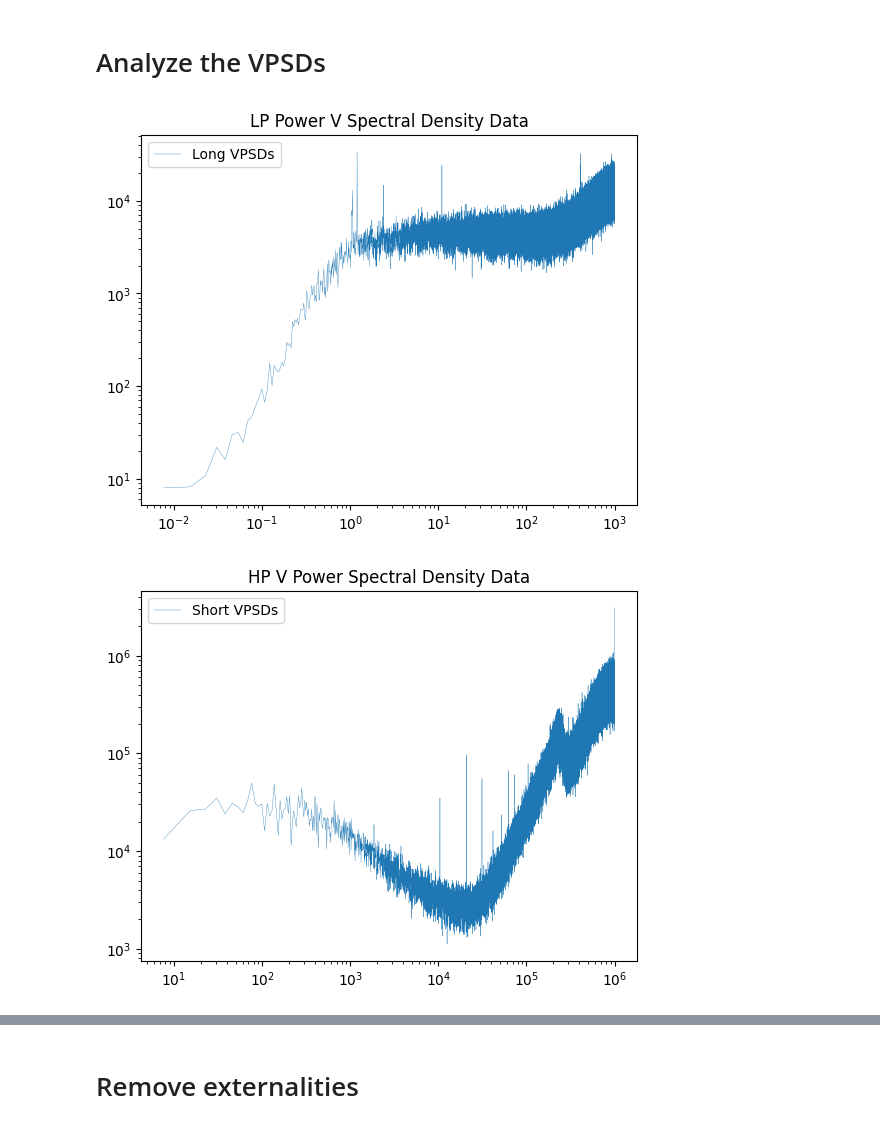
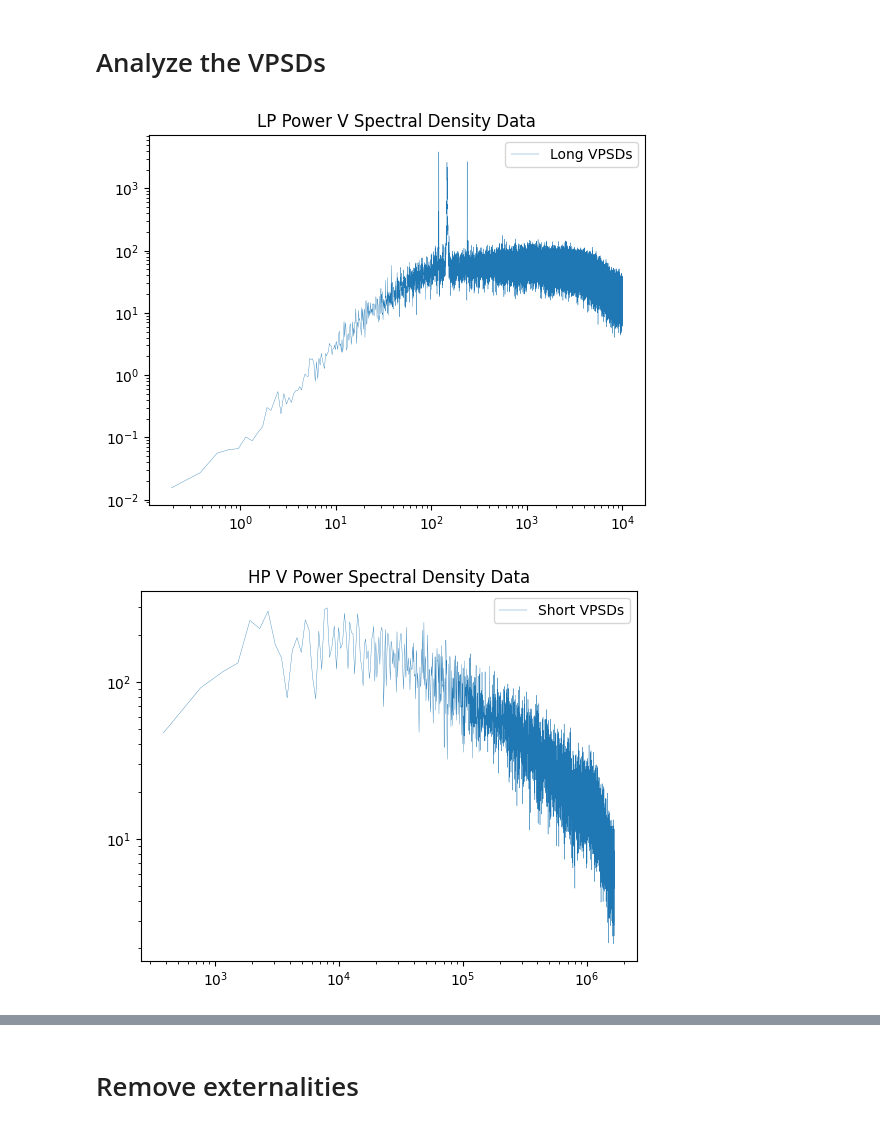
Before and after one commit to mcthumann/Brownian_Data_Analysis, a Jupyter notebook: scripts/HP_LP_Stitch.ipynb, the cells around one changed output, grey strips where cells are left out. Cells and saved outputs as stored; diff of their text form; code cells hidden in the pictures.

```diff
--- a/scripts/HP_LP_Stitch.ipynb
+++ b/scripts/HP_LP_Stitch.ipynb
@@ -13,7 +13,7 @@ import scipy
 # Load the transfer functions
 # %%
 def transfer(freq, response):
-    df = pd.read_csv(r"C:\Users\Cole Thumann\Desktop\LabData\filter_response.txt")
+    df = pd.read_csv(r"C:\Users\GaGe\Desktop\Brownian_Data_2024\October_Gage_Data\20241121\filter_response.txt")
     freqs = np.array(df[df.keys()[0]])
     r = np.array(df[df.keys()[1]])
     interpolation = scipy.interpolate.interp1d(freqs, r, fill_value = "extrapolate")
@@ -43,16 +43,14 @@ Text(0.5, 1.0, 'Transfer Funtion')
 # %% [markdown]
 # Load the data
 # %%
-LP_filename = r"C:\Users\Cole Thumann\Desktop\LabData\20241119\long-good-noise"
-lp_offset = 54
-HP_filename = r"C:\Users\Cole Thumann\Desktop\LabData\20241119\short-good-noise"
-hp_offset = 13
+LP_filename = r"C:\Users\GaGe\Desktop\Brownian_Data_2024\October_Gage_Data\20241122\friday_data_long"
+lp_offset = 0
+HP_filename = r"C:\Users\GaGe\Desktop\Brownian_Data_2024\October_Gage_Data\20241122\friday_data"
+hp_offset = 3
 
 traces_LP = check_and_load_or_process("", lp_offset, LP_filename, "Y", NUM_FILES)
 
-traces_HP = check_and_load_or_process("",
-        hp_offset, HP_filename, "X", NUM_FILES
-    )
+traces_HP = check_and_load_or_process("", hp_offset, HP_filename, "X", NUM_FILES)
 
 
 time_hp = np.arange(0, len(traces_HP[0]['series']))
@@ -100,13 +98,19 @@ MASS TOTAL IS 1.767145867644259e-13
 # %% [markdown]
 # Process the data
 # %%
+from allantools import *
 results_hp = []
 results_lp = []
 
 for trace in traces_LP:
-    result = process_series(trace['series'], conf_lp)
+    result = process_series(trace['series'], conf_lp, bin=10)
+    print("sampling rate ", conf_lp.sampling_rate)
+    allan_dev = oadev(data=trace['series'], rate=conf_lp.sampling_rate)
+    plt.plot(allan_dev[0], allan_dev[1])
+    plt.xscale('log')
+    plt.yscale('log')
     results_lp.append(result)
 
 for trace in traces_HP:
-    result = process_series(trace['series'], conf_hp)
+    result = process_series(trace['series'], conf_hp, bin=20)
     results_hp.append(result)
@@ -299,41 +434,36 @@ plt.figure(figsize=(10, 6))
 plt.plot(vfreq_hp, hp_avg_vpsd, linewidth=.25)
 plt.xscale("log")
 plt.yscale("log")
 plt.ylim(top=10**4)
 plt.axvline(1e6, linewidth=.25, color='r')
 plt.axvline(1.1e6, linewidth=.25, color='r')
 plt.title("HP V Power Spectral Density w Transfer")
 plt.show()
 
-# cut the low power high f
-mask = vfreq_lp <= 1e4
-vfreq_lp = vfreq_lp[mask]
-lp_avg_vpsd = lp_avg_vpsd[mask]
-
-# cut the high power high f
-mask = vfreq_hp <= 2e6
-vfreq_hp = vfreq_hp[mask]
-hp_avg_vpsd = hp_avg_vpsd[mask]
+# # cut the high power high f
+# mask = vfreq_hp <= 2e6
+# vfreq_hp = vfreq_hp[mask]
+# hp_avg_vpsd = hp_avg_vpsd[mask]
 
 #Multiply the lp by some factor
 lp_avg_vpsd *=5
 
 # Combine the psds together
 
 vfreq_combined = np.concatenate((vfreq_lp, vfreq_hp))
 vpsd_combined = np.concatenate((lp_avg_vpsd, hp_avg_vpsd))
 
 # Sort the combined arrays by frequency
 v_sorted_indices = np.argsort(vfreq_combined)
 vfreq_combined = vfreq_combined[v_sorted_indices]
 vpsd_combined = vpsd_combined[v_sorted_indices]
 
 plt.plot(vfreq_combined, vpsd_combined, label="Both VPSDs", linewidth=.25)
 plt.xscale("log")
 plt.yscale("log")
 plt.legend()
 plt.title("Combined V Power Spectral Density Data")
 plt.show()
 # %% [output]
-[figure, old version]
+[figure, new version]
-[figure, old version]
+[figure, new version]
```
Also changed, not shown: parts of 19 cells of this notebook, 3 other files.
